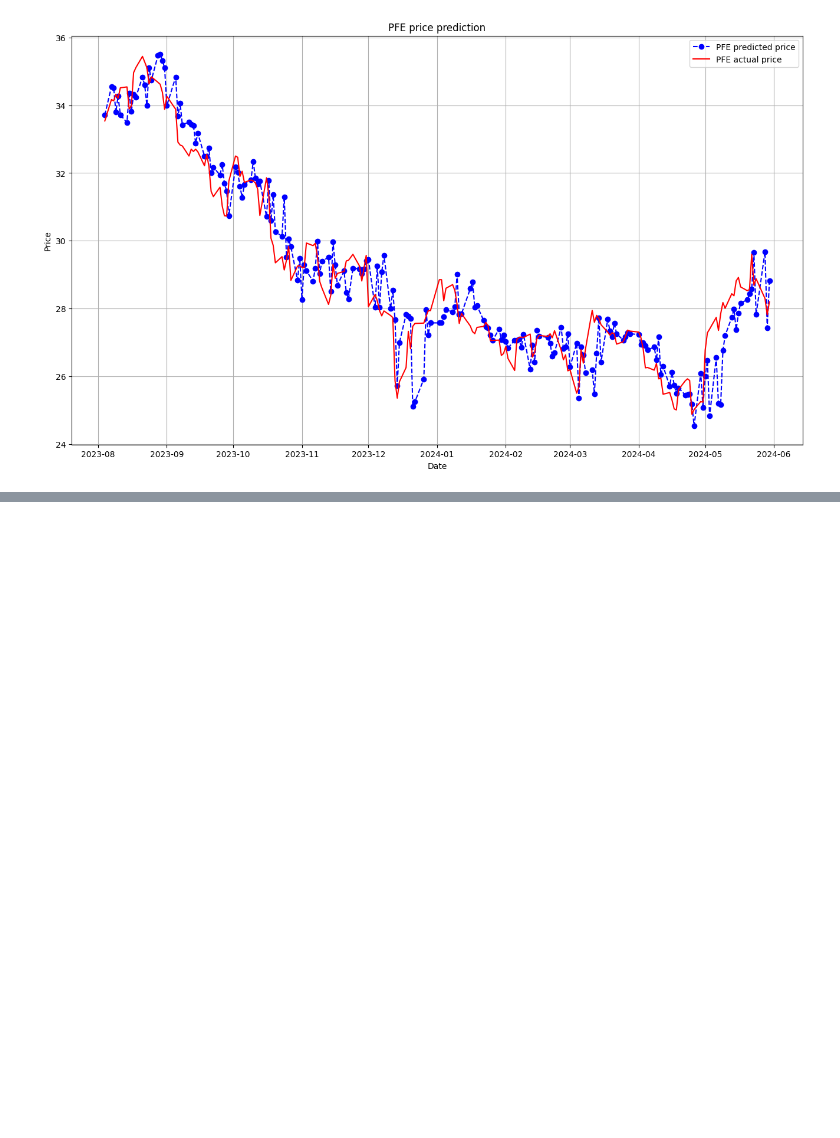
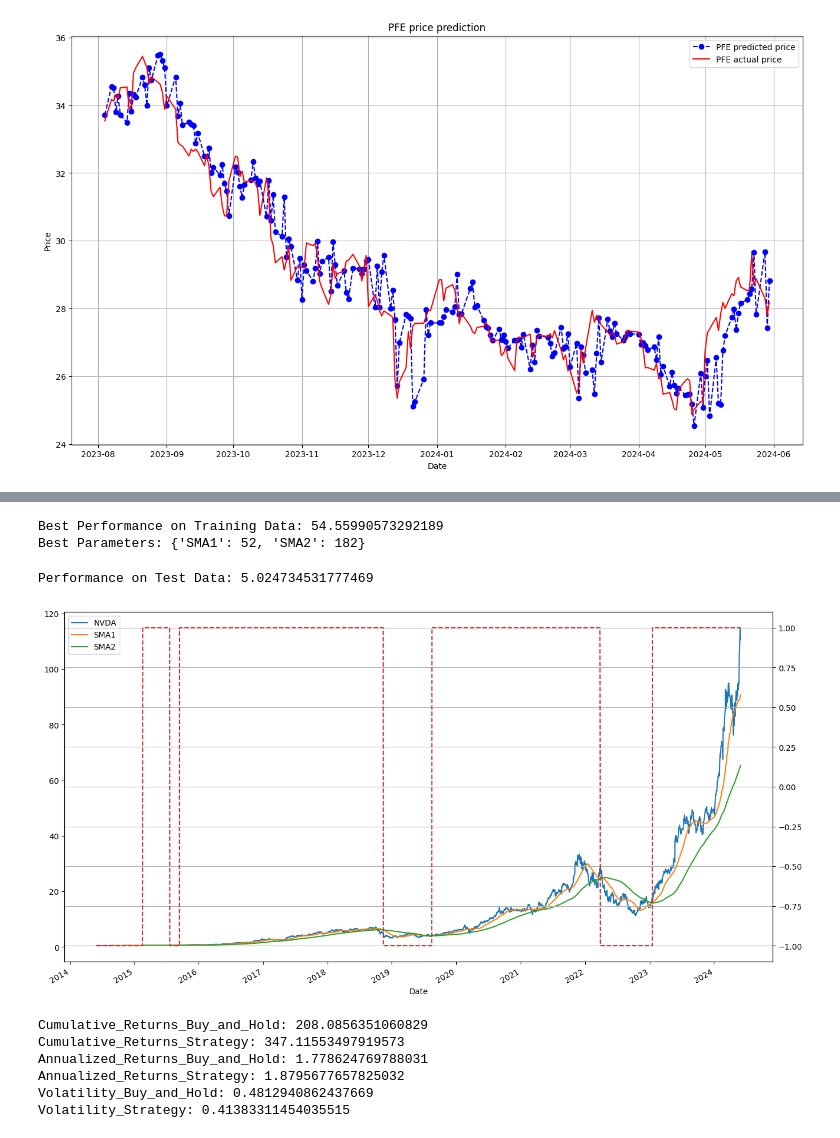
Before and after one commit to PaoloCisly/progetto_bisf, a Jupyter notebook: progetto.ipynb, the cells around one changed output, grey strips where cells are left out. Cells and saved outputs as stored; diff of their text form; code cells hidden in the pictures; blank space fills up the shorter version.

```diff
--- a/progetto.ipynb
+++ b/progetto.ipynb
@@ -891,0 +905,53 @@ plt.show()
+# %%
+# Funzione di backtesting con parametri SMA
+def backtest_strategy(data, SMA1, SMA2):
+    data['SMA1'] = data[symbol].rolling(window=SMA1).mean()
+    data['SMA2'] = data[symbol].rolling(window=SMA2).mean()
+    data.dropna(inplace=True)
+    data['Position'] = np.where(data['SMA1'] > data['SMA2'], 1, -1)
+    data['Returns'] = np.log(data[symbol] / data[symbol].shift(1))
+    data['Strategy'] = data['Position'].shift(1) * data['Returns']
+    data.loc[data['Position'].shift(1) == -1, 'Strategy'] = 0  # Zero returns when position is -1
+    data.dropna(inplace=True)
+    return np.exp(data['Strategy'].sum())
+# %%
+# Definire il range dei parametri per il tuning
+SMA1 = range(20, 61, 2)
+SMA2 = range(180, 281, 2)
+# %%
+best_performance = -np.inf
+best_params = None
+
+total_iterations = len(SMA1) * len(SMA2)
+
+# Effettuare la grid search sui dati di training
+with tqdm(total=total_iterations, desc="Grid Search Progress", ncols=100) as pbar:
+    for SMA1, SMA2 in product(SMA1, SMA2):
+        performance = backtest_strategy(train_data.copy(), SMA1, SMA2)
+        if performance > best_performance:
+            best_performance = performance
+            best_params = {'SMA1': SMA1, 'SMA2': SMA2}
+        pbar.update(1)
+
+print("Best Performance on Training Data:", best_performance)
+print("Best Parameters:", best_params)
+# %% [output]
+Best Performance on Training Data: 54.55990573292189
+Best Parameters: {'SMA1': 52, 'SMA2': 182}
+# %%
+# Valutare la strategia sui dati di test con i migliori parametri trovati
+test_performance = backtest_strategy(test_data.copy(), best_params['SMA1'], best_params['SMA2'])
+print("Performance on Test Data:", test_performance)
+# %% [output]
+Performance on Test Data: 5.024734531777469
+# %%
+# Visualizzazione dei risultati sul'intero dataset
+data['SMA1'] = data[symbol].rolling(window=best_params['SMA1']).mean()
+data['SMA2'] = data[symbol].rolling(window=best_params['SMA2']).mean()
+data['Position'] = np.where(data['SMA1'] > data['SMA2'], 1, -1)
+
+data[[symbol, 'SMA1', 'SMA2']].plot(figsize=(16,9))
+data['Position'].plot(secondary_y='Position', style='--')
+plt.grid()
+# %% [output]
+[figure, added]
@@ -891,0 +964,20 @@ plt.show()
+# %%
+# Calcolo delle metriche di performance
+performance_metrics = {
+    'Cumulative_Returns_Buy_and_Hold': np.exp(data['Returns'].sum()),
+    'Cumulative_Returns_Strategy': np.exp(data['Strategy'].sum()),
+    'Annualized_Returns_Buy_and_Hold': np.exp(data['Returns'].mean() * 252),
+    'Annualized_Returns_Strategy': np.exp(data['Strategy'].mean() * 252),
+    'Volatility_Buy_and_Hold': data['Returns'].std() * np.sqrt(252),
+    'Volatility_Strategy': data['Strategy'].std() * np.sqrt(252)
+}
+
+for key, value in performance_metrics.items():
+    print(f"{key}: {value}")
+# %% [output]
+Cumulative_Returns_Buy_and_Hold: 208.0856351060829
+Cumulative_Returns_Strategy: 347.11553497919573
+Annualized_Returns_Buy_and_Hold: 1.778624769788031
+Annualized_Returns_Strategy: 1.8795677657825032
+Volatility_Buy_and_Hold: 0.4812940862437669
+Volatility_Strategy: 0.41383311454035515
```
Also changed, not shown: parts of 31 cells of this notebook, 2 other files.
